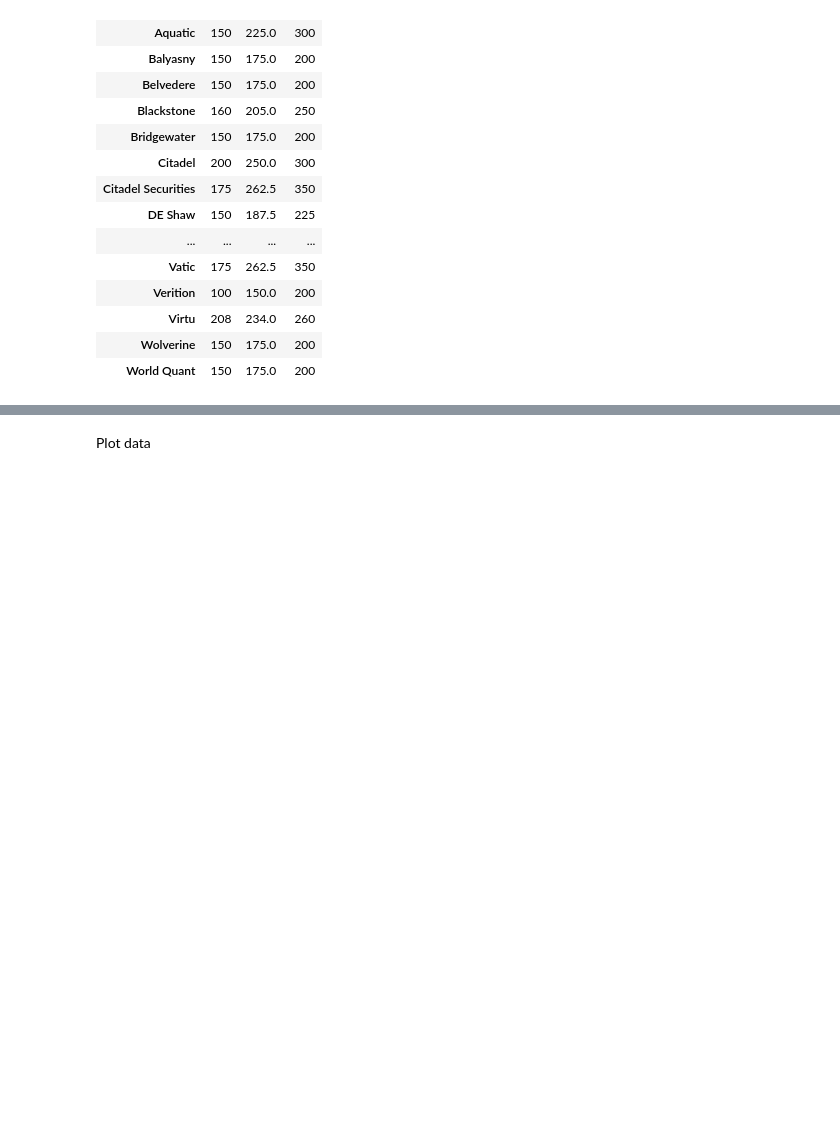
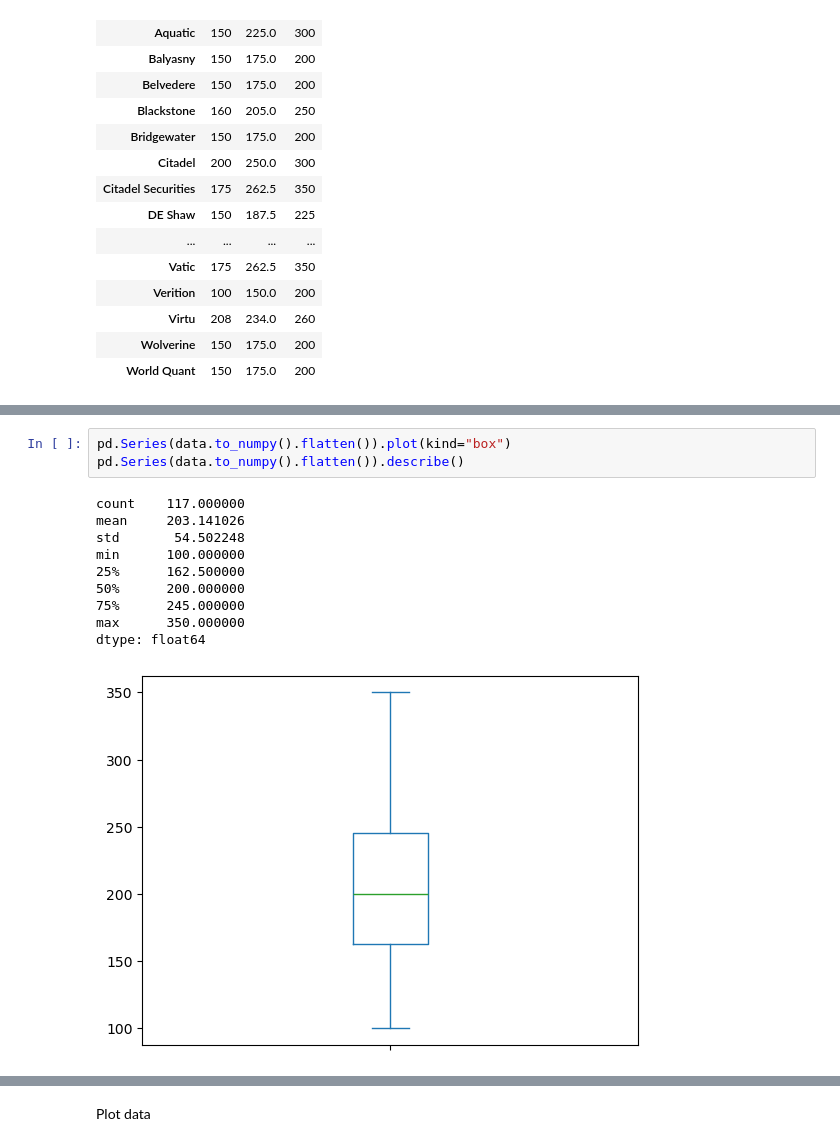
Before and after one commit to marcuskastevens/quant_research, a Jupyter notebook: quantitative_trading_firm_compensation_analysis.ipynb, the cells around one changed output, grey strips where cells are left out. Cells and saved outputs as stored; diff of their text form; blank space fills up the shorter version.

```diff
--- a/quantitative_trading_firm_compensation_analysis.ipynb
+++ b/quantitative_trading_firm_compensation_analysis.ipynb
@@ -31,0 +44,14 @@ data
+# %%
+pd.Series(data.to_numpy().flatten()).plot(kind="box")
+pd.Series(data.to_numpy().flatten()).describe()
+# %% [output]
+count    117.000000
+mean     203.141026
+std       54.502248
+min      100.000000
+25%      162.500000
+50%      200.000000
+75%      245.000000
+max      350.000000
+dtype: float64
+[figure, added]
```
Also changed, not shown: parts of 2 cells of this notebook, 2 other files.
